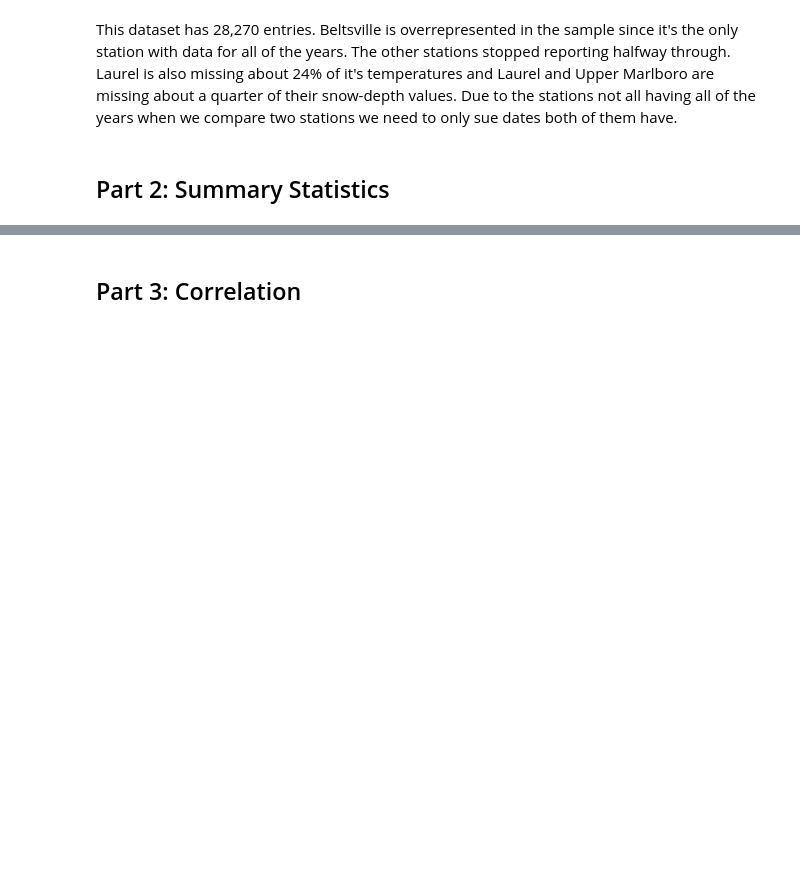
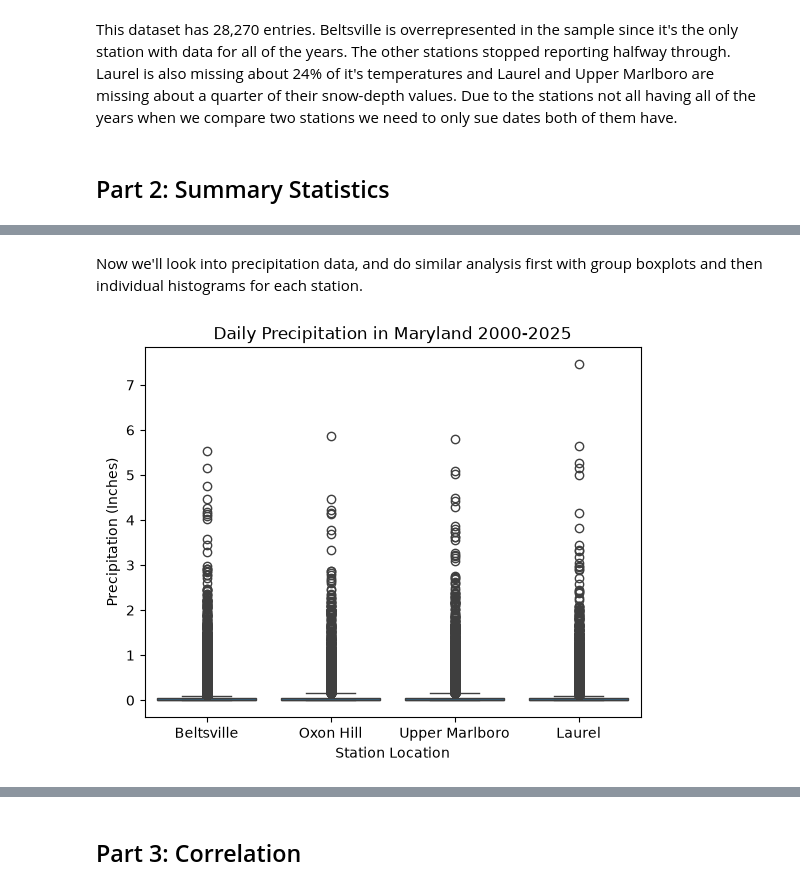
Before and after one commit to deebee27/CMSC320-Final-Project, a Jupyter notebook: checkpoint2.ipynb, the cells around one changed output, grey strips where cells are left out. Cells and saved outputs as stored; diff of their text form; code cells hidden in the pictures; blank space fills up the shorter version.

```diff
--- a/checkpoint2.ipynb
+++ b/checkpoint2.ipynb
@@ -153,0 +302,13 @@ maybe compare average temps/rain by station or month, and check for outliers. FY
+# %% [markdown]
+Now we'll look into precipitation data, and do similar analysis first with group boxplots and then individual histograms for each station.
+# %%
+plt.figure()
+ax = sns.boxplot(data = df, x = 'station', y = 'prcp')
+plt.title('Daily Precipitation in Maryland 2000-2025')
+plt.xlabel('Station Location')
+labels = ['Beltsville', 'Oxon Hill', 'Upper Marlboro', 'Laurel']
+ax.set_xticks(ticks = range(len(labels)), labels = labels)
+plt.ylabel('Precipitation (Inches)')
+plt.show()
+# %% [output]
+[figure, added]
```
Also changed, not shown: parts of 36 cells of this notebook.
